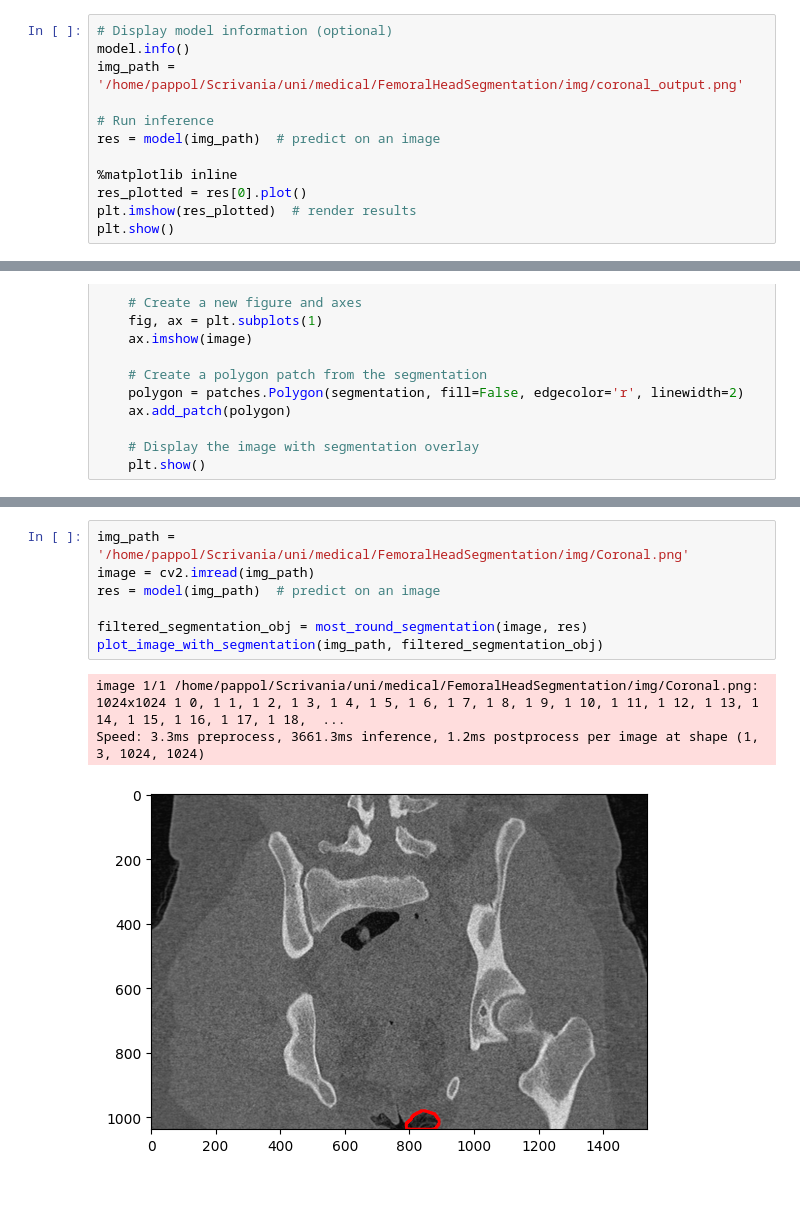
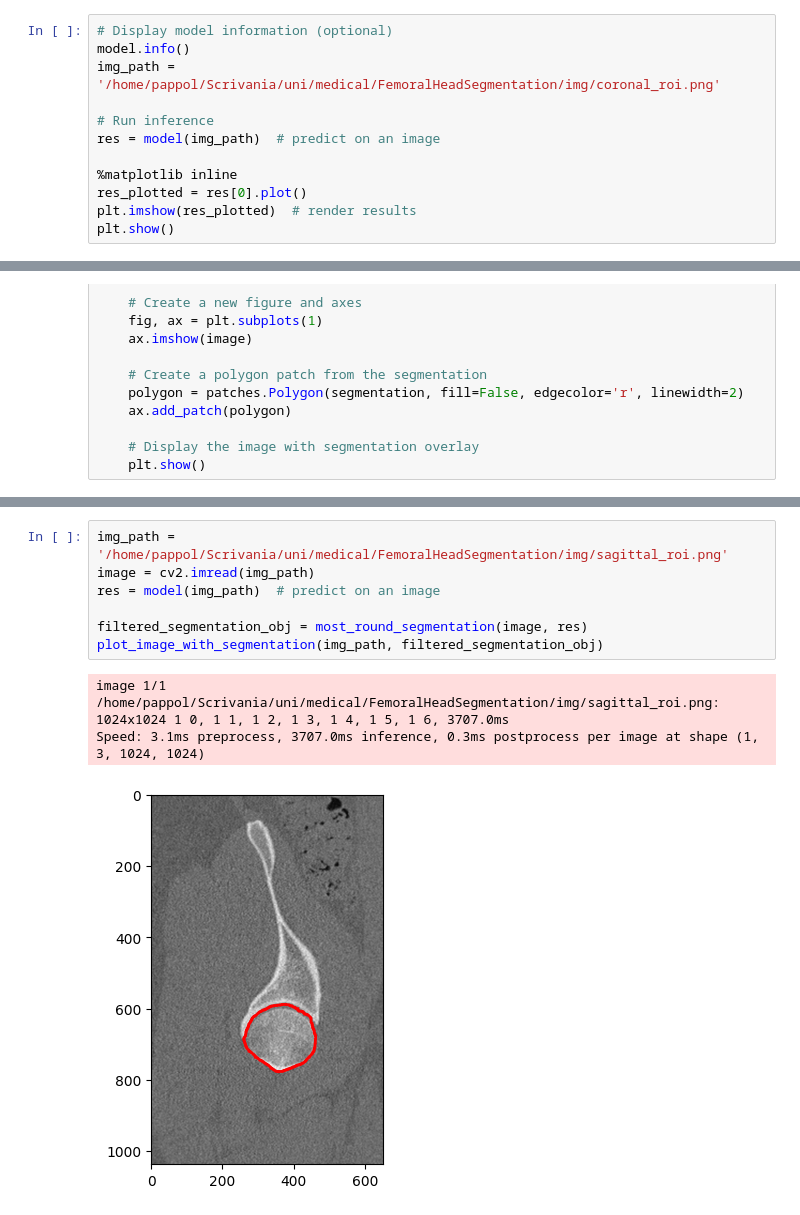
Before and after one commit to Sentz98/FemoralHeadSegmentation, a Jupyter notebook: sam.ipynb, the cells around one changed output, grey strips where cells are left out. Saved outputs shown, nothing was run; the diff lists cells and outputs as text.

```diff
--- a/sam.ipynb
+++ b/sam.ipynb
@@ -9,7 +9,7 @@ model = SAM()
 # %%
 # Display model information (optional)
 model.info()
-img_path = '/home/pappol/Scrivania/uni/medical/FemoralHeadSegmentation/img/coronal_output.png'
+img_path = '/home/pappol/Scrivania/uni/medical/FemoralHeadSegmentation/img/coronal_roi.png'
 
 # Run inference
 res = model(img_path)  # predict on an image
@@ -99,12 +99,12 @@ Speed: 3.1ms preprocess, 3699.1ms inference, 0.4ms postprocess per image at shap
 [figure]
 # %%
-img_path = '/home/pappol/Scrivania/uni/medical/FemoralHeadSegmentation/img/Coronal.png'
+img_path = '/home/pappol/Scrivania/uni/medical/FemoralHeadSegmentation/img/sagittal_roi.png'
 image = cv2.imread(img_path)
 res = model(img_path)  # predict on an image
 
 filtered_segmentation_obj = most_round_segmentation(image, res)
 plot_image_with_segmentation(img_path, filtered_segmentation_obj)
 # %% [output]
-image 1/1 /home/pappol/Scrivania/uni/medical/FemoralHeadSegmentation/img/Coronal.png: 1024x1024 1 0, 1 1, 1 2, 1 3, 1 4, 1 5, 1 6, 1 7, 1 8, 1 9, 1 10, 1 11, 1 12, 1 13, 1 14, 1 15, 1 16, 1 17, 1 18,  ...
-Speed: 3.3ms preprocess, 3661.3ms inference, 1.2ms postprocess per image at shape (1, 3, 1024, 1024)
+image 1/1 /home/pappol/Scrivania/uni/medical/FemoralHeadSegmentation/img/sagittal_roi.png: 1024x1024 1 0, 1 1, 1 2, 1 3, 1 4, 1 5, 1 6, 3707.0ms
+Speed: 3.1ms preprocess, 3707.0ms inference, 0.3ms postprocess per image at shape (1, 3, 1024, 1024)
-[figure, old version]
+[figure, new version]
```
Also changed, not shown: parts of 3 cells of this notebook, 3 other files.
